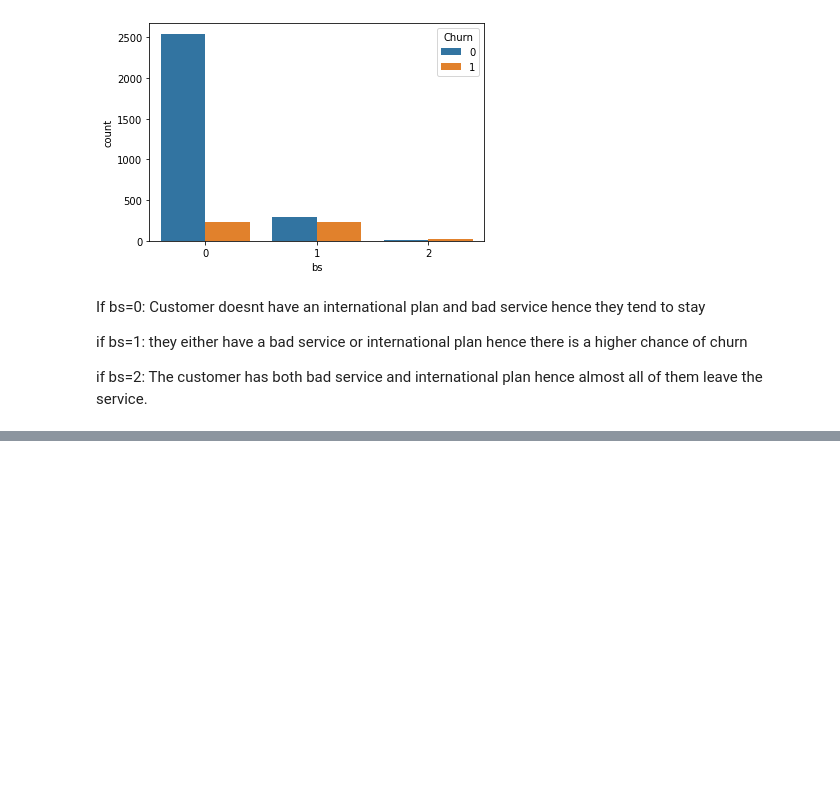
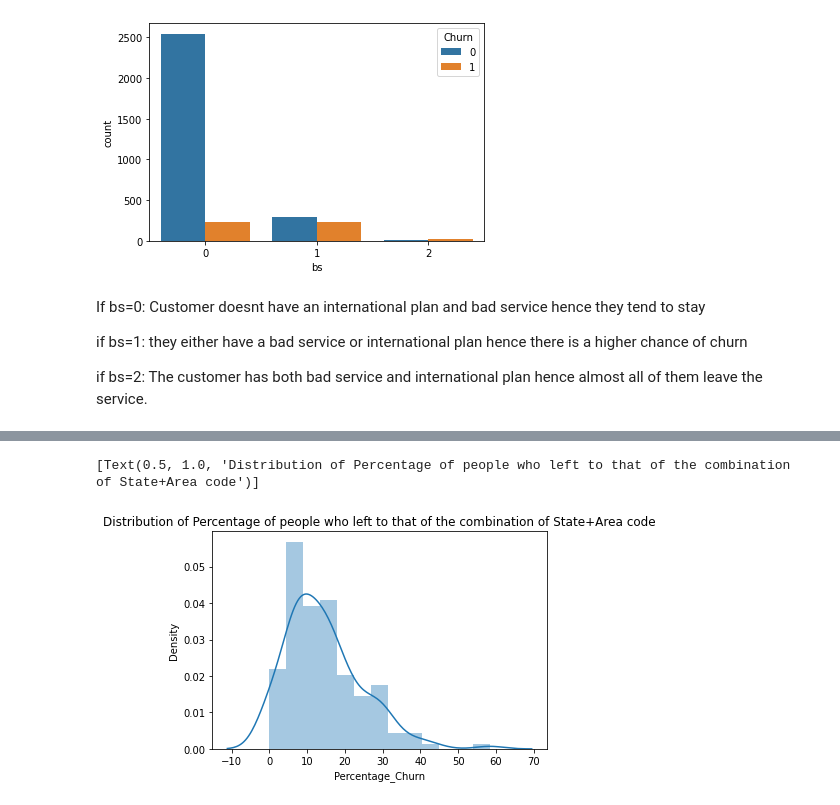
Before and after one commit to Pranavthimmaiah/Telecom-Churn-and-customer-retention-methods, a Jupyter notebook: Pranav_Thimmaiah_Team_1_Capstone_Project.ipynb, the cells around one changed output, grey strips where cells are left out. Cells and saved outputs as stored; diff of their text form; code cells hidden in the pictures; blank space fills up the shorter version.

```diff
--- a/Pranav_Thimmaiah_Team_1_Capstone_Project.ipynb
+++ b/Pranav_Thimmaiah_Team_1_Capstone_Project.ipynb
@@ -348,0 +408,4 @@ if bs=2: The customer has both bad service and international plan hence almost a
+# %%
+State_Arcode_data = pd.crosstab(df['State_Arcode'],df["Churn"])
+# %%
+State_Arcode_data['Percentage_Churn'] = State_Arcode_data.apply(lambda x : x[1]*100/(x[0]+x[1]),axis = 1)
@@ -348,0 +421,5 @@ if bs=2: The customer has both bad service and international plan hence almost a
+# %%
+sns.distplot(State_Arcode_data['Percentage_Churn']).set(title='Distribution of Percentage of people who left to that of the combination of State+Area code')
+# %% [output]
+[Text(0.5, 1.0, 'Distribution of Percentage of people who left to that of the combination of State+Area code')]
+[figure, added]
```
Also changed, not shown: parts of 12 cells of this notebook.
